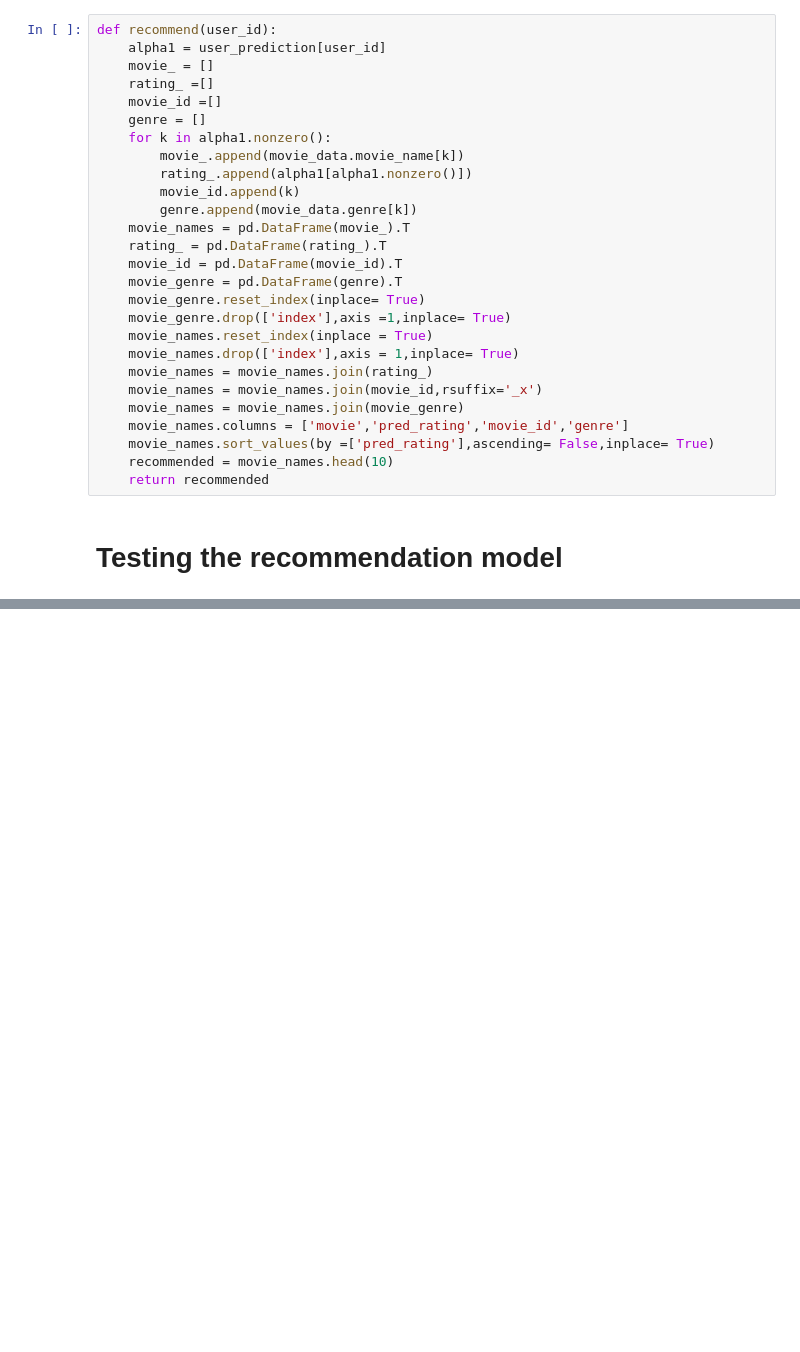
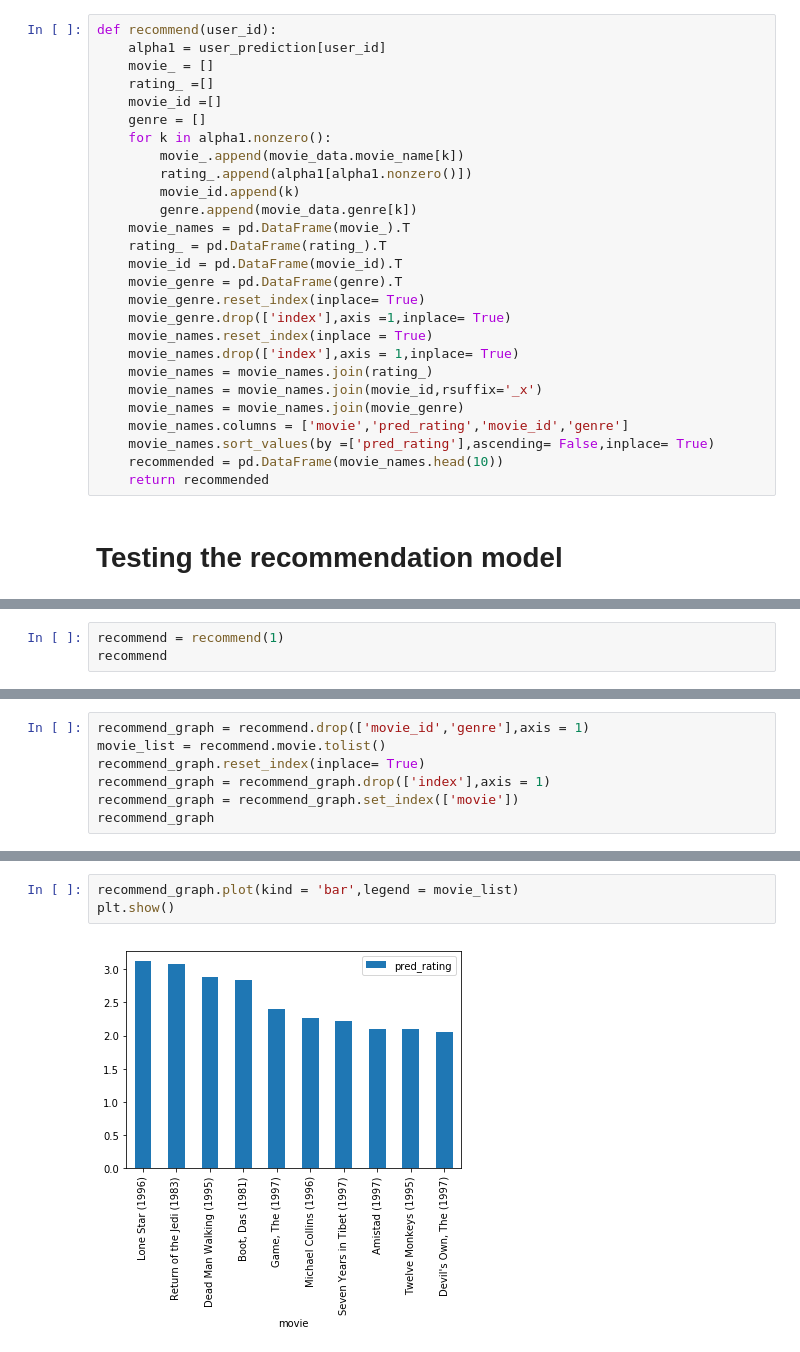
Before and after one commit to AayushMehrotra/RecommendationEngine-MovieLens, a Jupyter notebook: Recommendation Engine.ipynb, the cells around one changed output, grey strips where cells are left out. Drawn from its saved outputs; the diff is of its cells as text; blank space fills up the shorter version.

Commit message:
Graphs added in Recommendation System

```diff
--- a/Recommendation Engine.ipynb
+++ b/Recommendation Engine.ipynb
@@ -277,7 +244,7 @@ def recommend(user_id):
     movie_names = movie_names.join(movie_genre)
     movie_names.columns = ['movie','pred_rating','movie_id','genre']
     movie_names.sort_values(by =['pred_rating'],ascending= False,inplace= True)
-    recommended = movie_names.head(10)
+    recommended = pd.DataFrame(movie_names.head(10))
     return recommended
 # %% [markdown]
 # Testing the recommendation model
@@ -297,0 +251,3 @@ recommend(8)
+# %%
+recommend = recommend(1)
+recommend
@@ -297,0 +266,7 @@ recommend(8)
+# %%
+recommend_graph = recommend.drop(['movie_id','genre'],axis = 1)
+movie_list = recommend.movie.tolist()
+recommend_graph.reset_index(inplace= True)
+recommend_graph = recommend_graph.drop(['index'],axis = 1)
+recommend_graph = recommend_graph.set_index(['movie'])
+recommend_graph
@@ -297,0 +286,5 @@ recommend(8)
+# %%
+recommend_graph.plot(kind = 'bar',legend = movie_list)
+plt.show()
+# %% [output]
+[figure, added]
```
Also changed, not shown: parts of 12 cells of this notebook.
